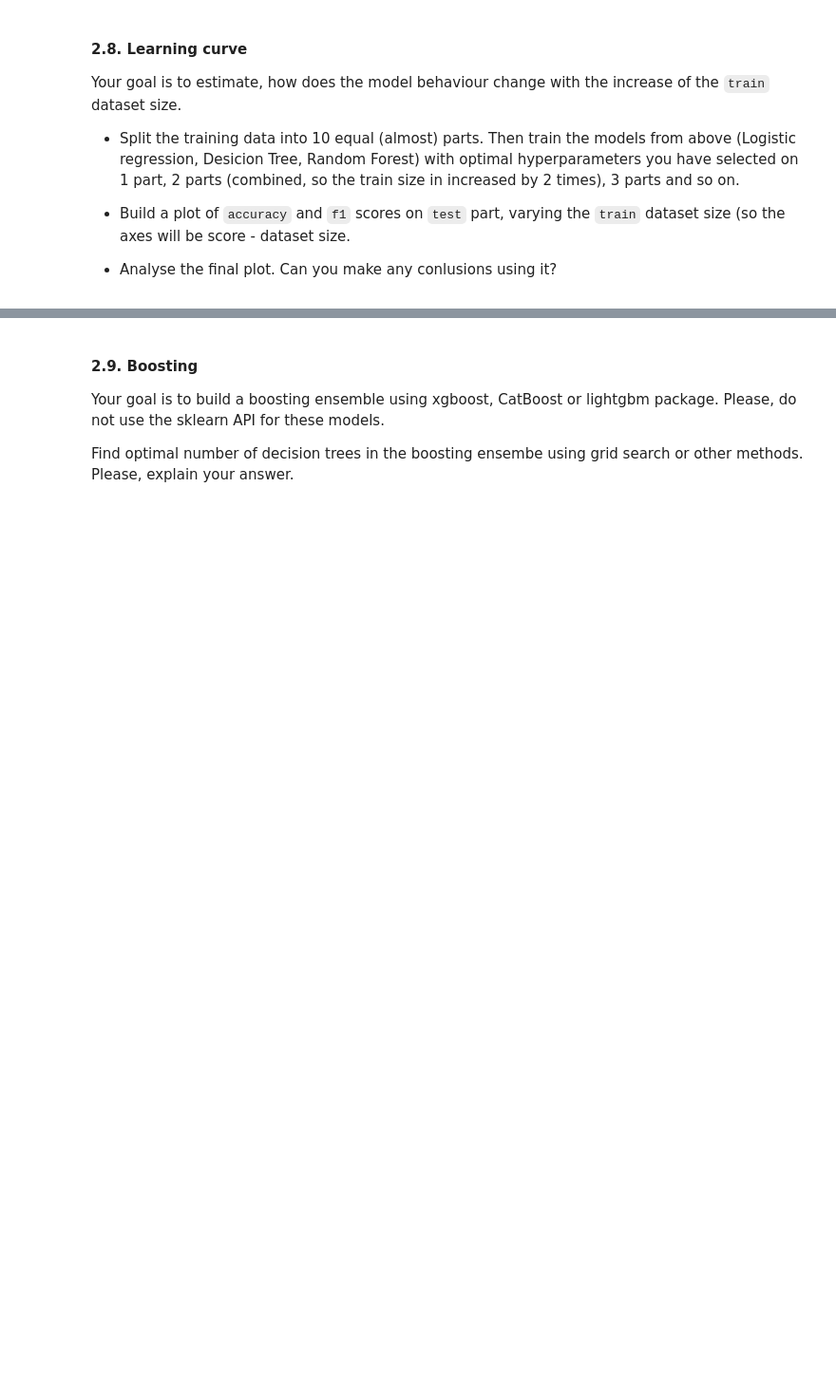
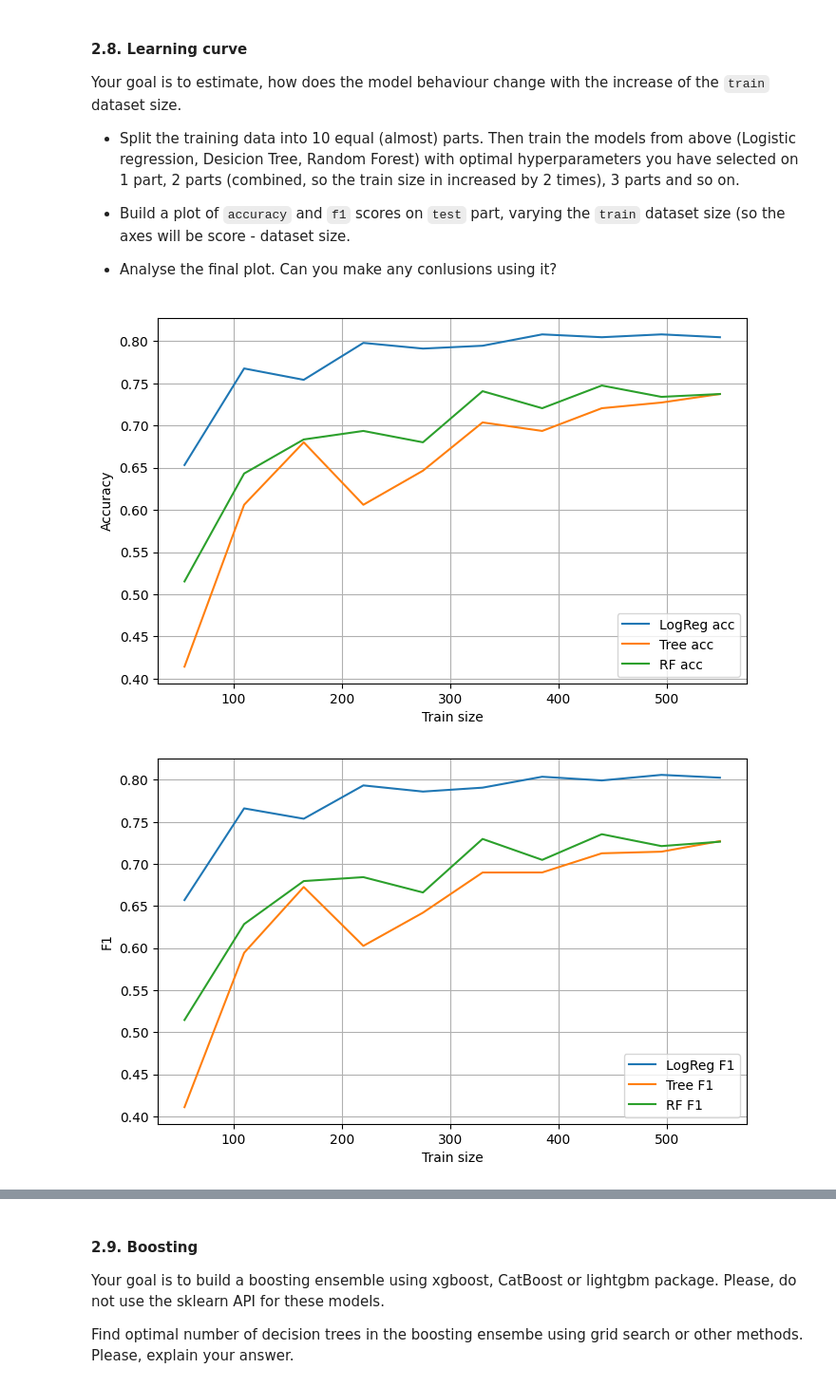
Before and after one commit to EgorOvechkin/lab, a Jupyter notebook: lab01_part2.ipynb, the cells around one changed output, grey strips where cells are left out. Shown: that part at 95% size. Cells and saved outputs as stored; diff of their text form; code cells hidden in the pictures; blank space fills up the shorter version.

```diff
--- a/lab01_part2.ipynb
+++ b/lab01_part2.ipynb
@@ -533,0 +573,23 @@ Your goal is to estimate, how does the model behaviour change with the increase
+# %%
+plt.figure(figsize=(8, 5))
+plt.plot(train_sizes, log_acc, label='LogReg acc')
+plt.plot(train_sizes, tree_acc, label='Tree acc')
+plt.plot(train_sizes, rf_acc, label='RF acc')
+plt.xlabel('Train size')
+plt.ylabel('Accuracy')
+plt.legend()
+plt.grid(True)
+plt.show()
+
+plt.figure(figsize=(8, 5))
+plt.plot(train_sizes, log_f1, label='LogReg F1')
+plt.plot(train_sizes, tree_f1, label='Tree F1')
+plt.plot(train_sizes, rf_f1, label='RF F1')
+plt.xlabel('Train size')
+plt.ylabel('F1')
+plt.legend()
+plt.grid(True)
+plt.show()
+# %% [output]
+[figure, added]
+[figure, added]
```
Also changed, not shown: parts of 4 cells of this notebook.
